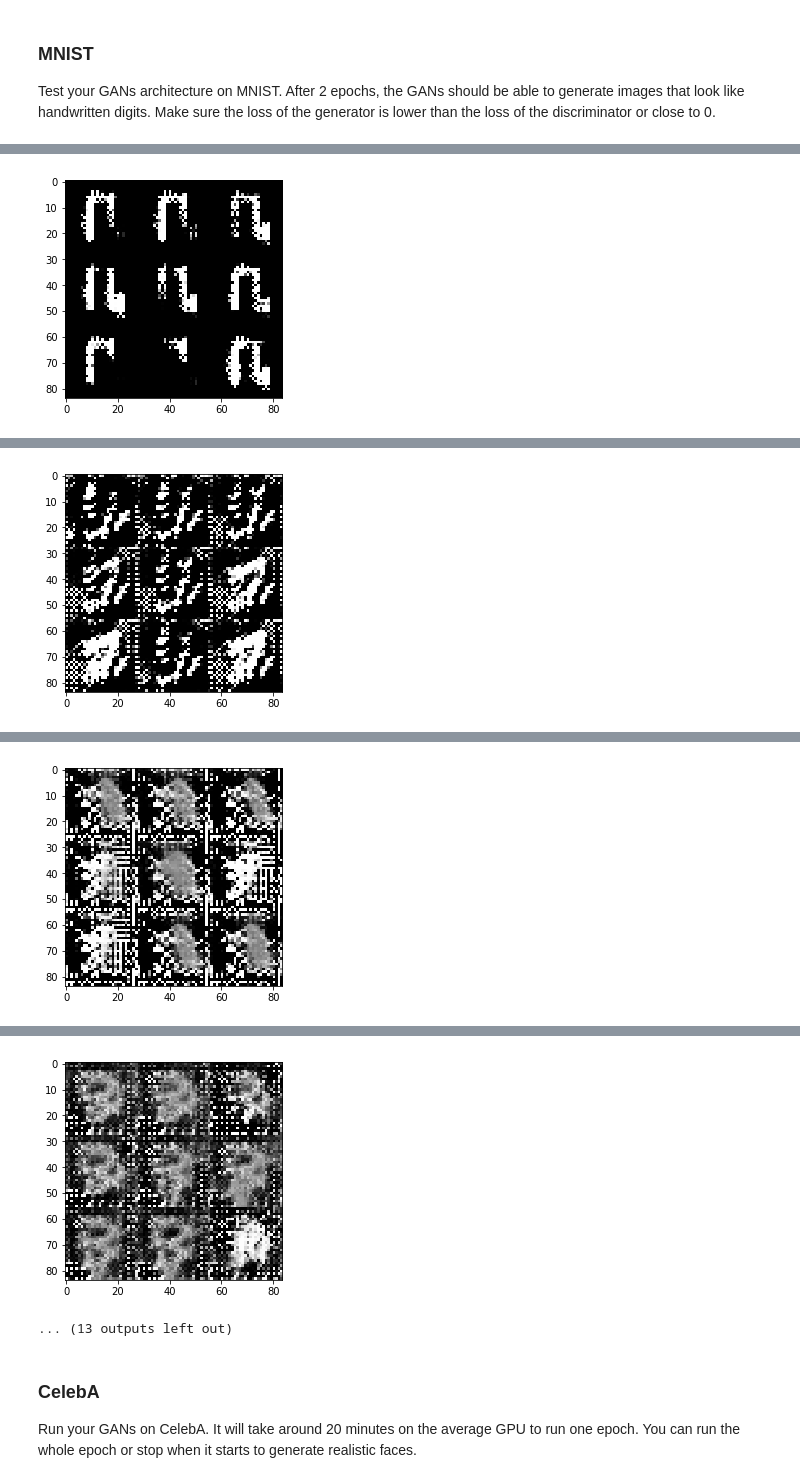
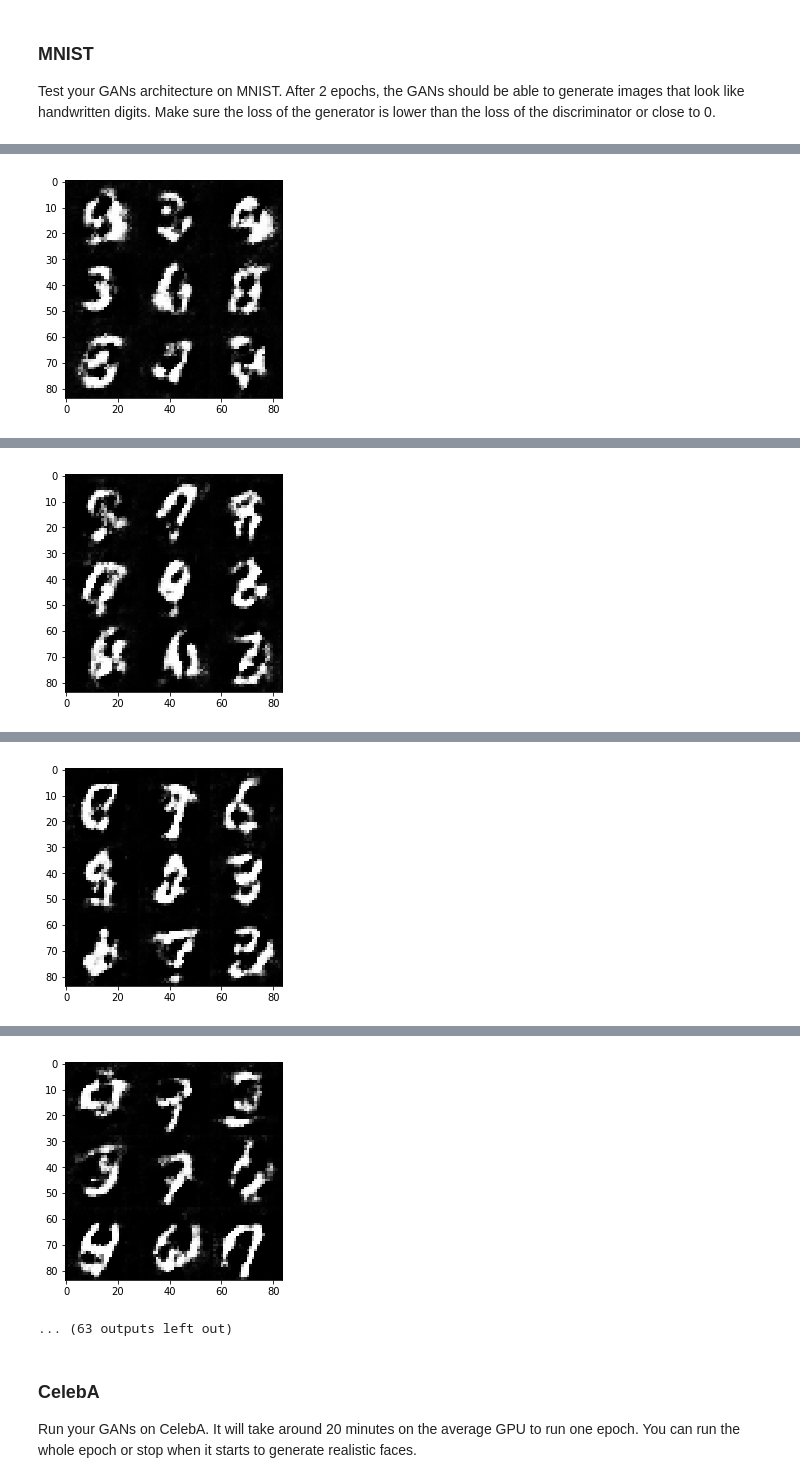
Before and after one commit to arkitpatel/Generate-Faces-DLND, a Jupyter notebook: dlnd_face_generation.ipynb, the cells around one changed output, grey strips where cells are left out. Saved outputs shown, nothing was run; the diff lists cells and outputs as text; code cells hidden in the pictures.

```diff
--- a/dlnd_face_generation.ipynb
+++ b/dlnd_face_generation.ipynb
@@ -144,7 +144,7 @@ def discriminator(images, reuse=False):
     """
     # TODO: Implement Function
     with tf.variable_scope('discriminator', reuse=reuse):
-        alpha = 0.01
+        alpha = 0.02
         x1 = tf.layers.conv2d(images, 32, 5, strides=2, padding='same')
         relu1 = tf.maximum(alpha * x1, x1)
 
@@ -179,7 +179,7 @@ def generator(z, out_channel_dim, is_train=True):
     """
     # TODO: Implement Function
     with tf.variable_scope('generator', reuse=not is_train):
-        alpha = 0.01
+        alpha = 0.02
 
         x1 = tf.layers.dense(z, 7*7*256)
 
@@ -264,8 +264,9 @@ def model_opt(d_loss, g_loss, learning_rate, beta1):
             g_var.append(var)
         elif(var.name.startswith("discriminator")):
             d_var.append(var)
-    g_opt = tf.train.AdamOptimizer(learning_rate=learning_rate,beta1=beta1).minimize(g_loss,var_list=g_var)
-    d_opt= tf.train.AdamOptimizer(learning_rate=learning_rate,beta1=beta1).minimize(d_loss,var_list=d_var)
+    with tf.control_dependencies(tf.get_collection(tf.GraphKeys.UPDATE_OPS)):
+        g_opt = tf.train.AdamOptimizer(learning_rate=learning_rate,beta1=beta1).minimize(g_loss,var_list=g_var)
+        d_opt= tf.train.AdamOptimizer(learning_rate=learning_rate,beta1=beta1).minimize(d_loss,var_list=d_var)
     return d_opt, g_opt
 
 
@@ -339,6 +340,7 @@ def train(epoch_count, batch_size, z_dim, learning_rate, beta1, get_batches, dat
         sess.run(tf.global_variables_initializer())
         for epoch_i in range(epoch_count):
             for batch_images in get_batches(batch_size):
+                batch_images = batch_images * 2
                 steps += 1
                 batch_z = np.random.uniform(-1, 1, size=(batch_size, z_dim))
                 _ = sess.run(d_opt, feed_dict={input_real: batch_images, input_z: batch_z})
@@ -360,10 +362,10 @@ def train(epoch_count, batch_size, z_dim, learning_rate, beta1, get_batches, dat
 ### MNIST
 Test your GANs architecture on MNIST.  After 2 epochs, the GANs should be able to generate images that look like handwritten digits.  Make sure the loss of the generator is lower than the loss of the discriminator or close to 0.
 # %%
-batch_size = 100
-z_dim = 5
-learning_rate = 0.01
-beta1 = 0.5
+batch_size = 32
+z_dim = 100
+learning_rate = 0.0002
+beta1 = 0.4
 
 
 """
@@ -384 +386 @@ Epoch 1/2... Discriminator Loss: 0.4126... Generator Loss: 3.9440
-[figure, old version]
+[figure, new version]
@@ -386 +388 @@ Epoch 1/2... Discriminator Loss: 0.3492... Generator Loss: 4.6296
-[figure, old version]
+[figure, new version]
@@ -388 +390 @@ Epoch 1/2... Discriminator Loss: 0.3331... Generator Loss: 5.5708
-[figure, old version]
+[figure, new version]
@@ -390,5 +392,5 @@ Epoch 1/2... Discriminator Loss: 1.2500... Generator Loss: 5.0918
-[figure, old version]
+[figure, new version]
-... (13 outputs left out)
+... (63 outputs left out)
 # %% [markdown]
 
 
```
Also changed, not shown: parts of 2 cells of this notebook.
